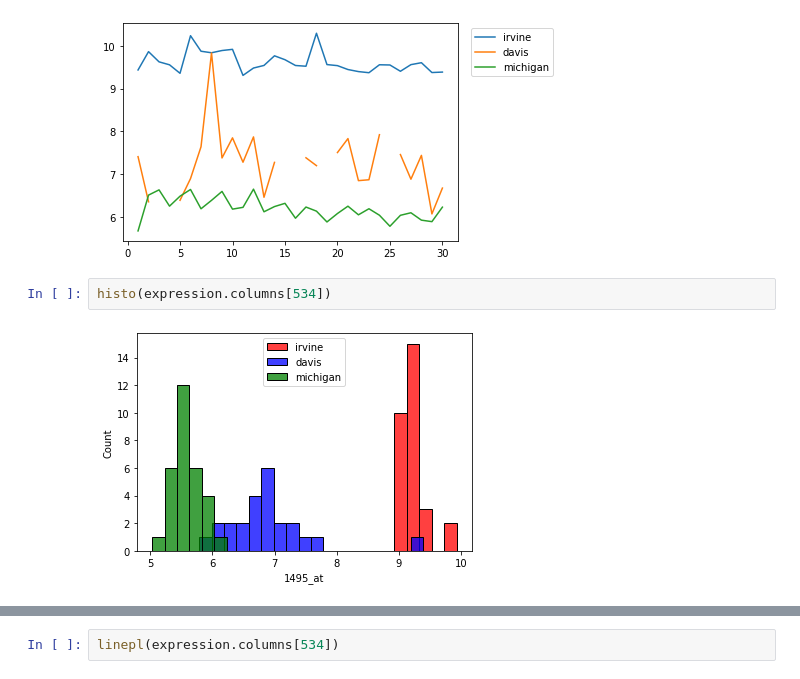
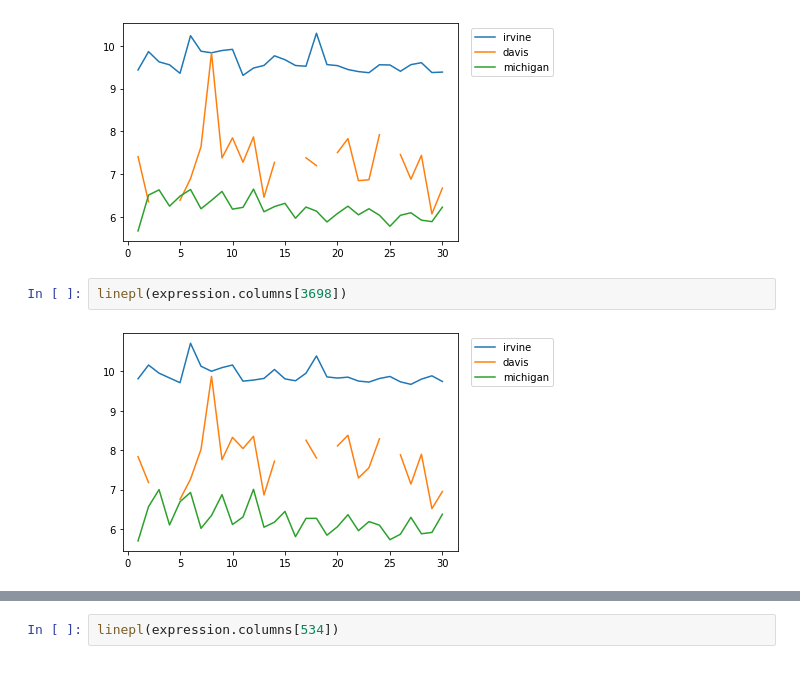
Before and after one commit to unique-subedi/604-gene-expression, a Jupyter notebook: gene_expression_master_kevin.ipynb, the cells around one changed output, grey strips where cells are left out. Drawn from its saved outputs; the diff is of its cells as text.

```diff
--- a/gene_expression_master_kevin.ipynb
+++ b/gene_expression_master_kevin.ipynb
@@ -105,6 +112,6 @@ linepl(expression.columns[30])
 # %% [output]
 [figure]
 # %%
-histo(expression.columns[534])
+linepl(expression.columns[3698])
 # %% [output]
-[figure, old version]
+[figure, new version]
```
Also changed, not shown: parts of 20 cells of this notebook.
